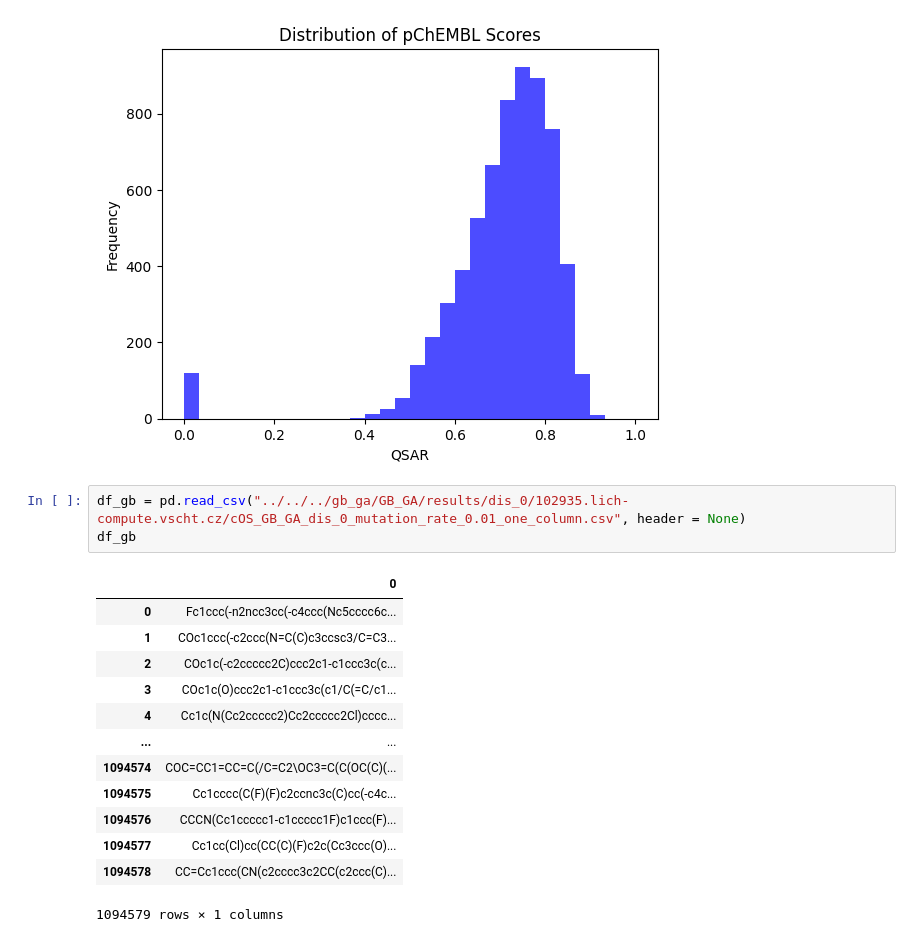
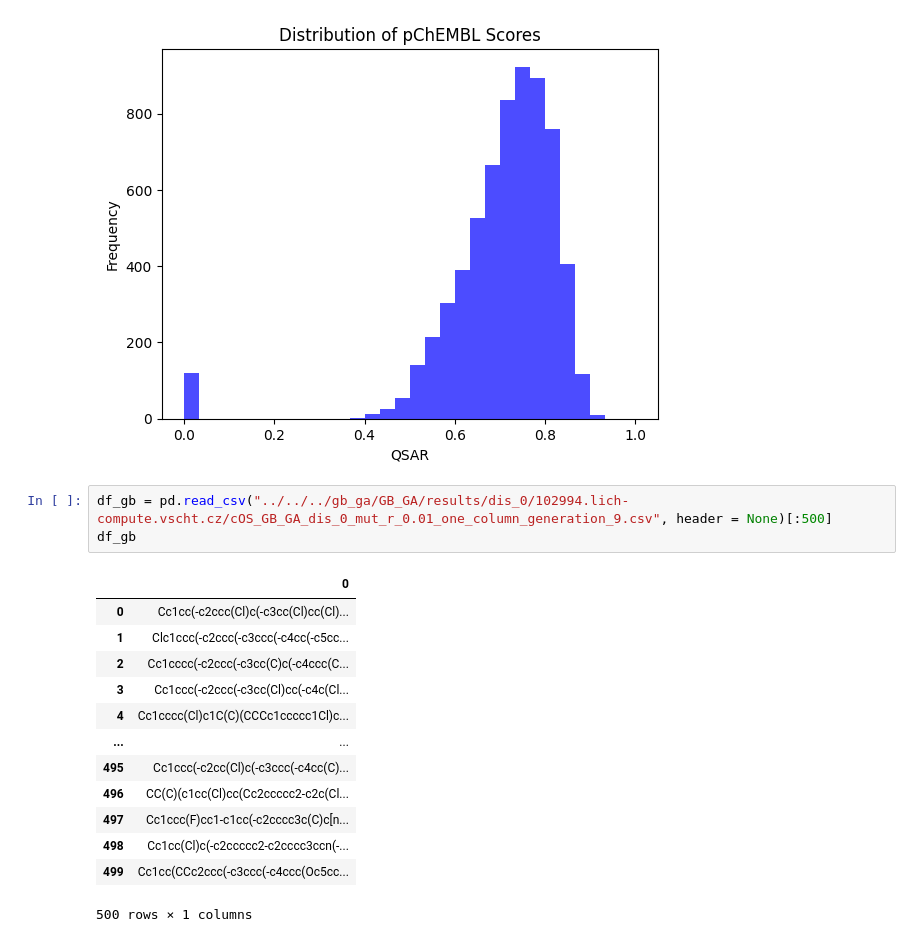
Before and after one commit to filvaleriia/scaffold-based-metrics, a Jupyter notebook: Untitled1.ipynb, the cells around one changed output. Saved outputs shown, nothing was run; the diff lists cells and outputs as text.

```diff
--- a/Untitled1.ipynb
+++ b/Untitled1.ipynb
@@ -443,19 +459,19 @@ plt.show()
 # %% [output]
 [figure]
 # %%
-df_gb = pd.read_csv("../../../gb_ga/GB_GA/results/dis_0/102935.lich-compute.vscht.cz/cOS_GB_GA_dis_0_mutation_rate_0.01_one_column.csv", header = None)
+df_gb = pd.read_csv("../../../gb_ga/GB_GA/results/dis_0/102994.lich-compute.vscht.cz/cOS_GB_GA_dis_0_mut_r_0.01_one_column_generation_9.csv", header = None)[:500]
 df_gb
 # %% [output]
 |  | 0 |
-| 0 | Fc1ccc(-n2ncc3cc(-c4ccc(Nc5cccc6c... |
-| 1 | COc1ccc(-c2ccc(N=C(C)c3ccsc3/C=C3... |
-| 2 | COc1c(-c2ccccc2C)ccc2c1-c1ccc3c(c... |
-| 3 | COc1c(O)ccc2c1-c1ccc3c(c1/C(=C/c1... |
-| 4 | Cc1c(N(Cc2ccccc2)Cc2ccccc2Cl)cccc... |
+| 0 | Cc1cc(-c2ccc(Cl)c(-c3cc(Cl)cc(Cl)... |
+| 1 | Clc1ccc(-c2ccc(-c3ccc(-c4cc(-c5cc... |
+| 2 | Cc1cccc(-c2ccc(-c3cc(C)c(-c4ccc(C... |
+| 3 | Cc1ccc(-c2ccc(-c3cc(Cl)cc(-c4c(Cl... |
+| 4 | Cc1cccc(Cl)c1C(C)(CCCc1ccccc1Cl)c... |
 | ... | ... |
-| 1094574 | COC=CC1=CC=C(/C=C2\OC3=C(C(OC(C)(... |
-| 1094575 | Cc1cccc(C(F)(F)c2ccnc3c(C)cc(-c4c... |
-| 1094576 | CCCN(Cc1ccccc1-c1ccccc1F)c1ccc(F)... |
-| 1094577 | Cc1cc(Cl)cc(CC(C)(F)c2c(Cc3ccc(O)... |
-| 1094578 | CC=Cc1ccc(CN(c2cccc3c2CC(c2ccc(C)... |
+| 495 | Cc1ccc(-c2cc(Cl)c(-c3ccc(-c4cc(C)... |
+| 496 | CC(C)(c1cc(Cl)cc(Cc2ccccc2-c2c(Cl... |
+| 497 | Cc1ccc(F)cc1-c1cc(-c2cccc3c(C)c[n... |
+| 498 | Cc1cc(Cl)c(-c2ccccc2-c2cccc3ccn(-... |
+| 499 | Cc1cc(CCc2ccc(-c3ccc(-c4ccc(Oc5cc... |
-1094579 rows × 1 columns
+500 rows × 1 columns
```
Also changed, not shown: parts of 14 cells of this notebook, 2 other files.
